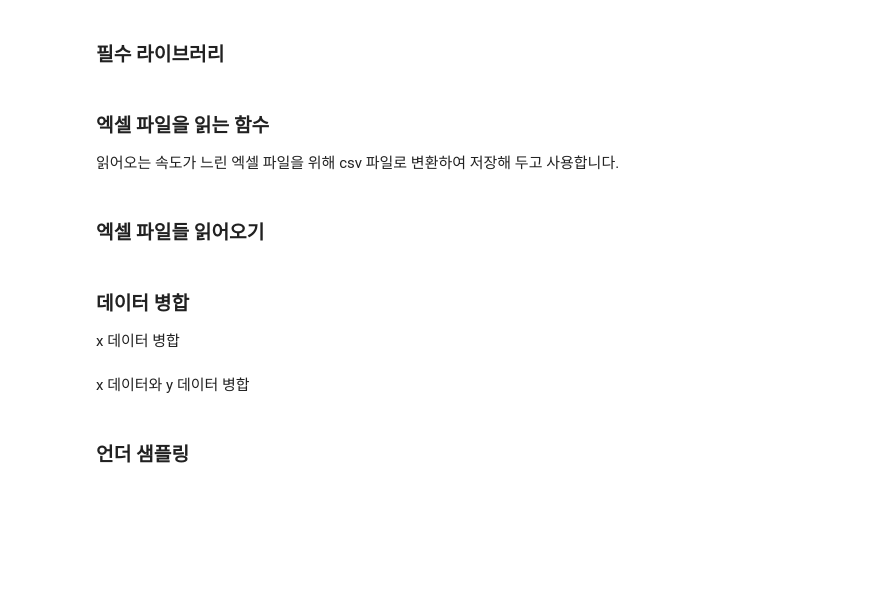
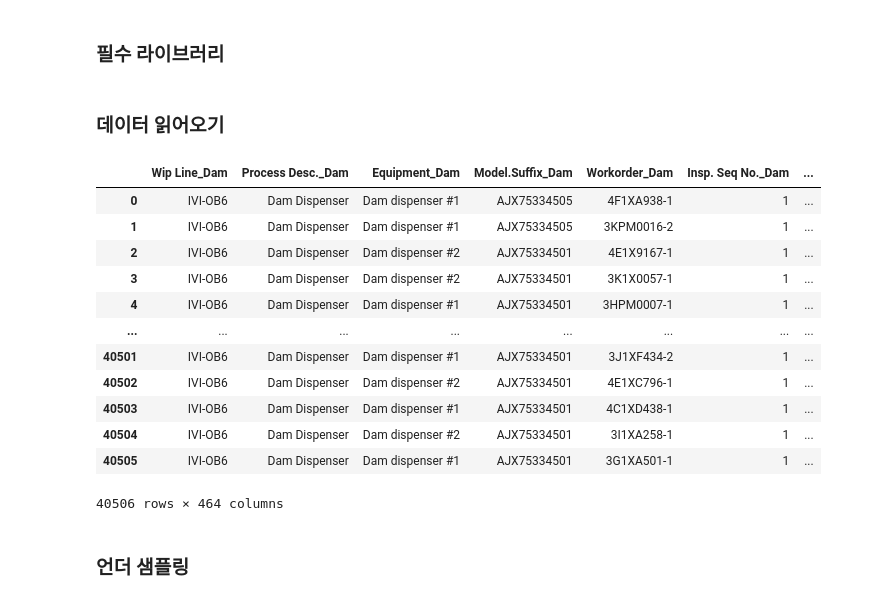
Before and after one commit to moool01/LGAIMERS5th, a Jupyter notebook: code.ipynb, the cells around one changed output. Cells and saved outputs as stored; diff of their text form; code cells hidden in the pictures; blank space fills up the shorter version.

Commit message:
update for new data

```diff
--- a/code.ipynb
+++ b/code.ipynb
@@ -21,7 +21,3 @@ from sklearn.metrics import (
 )
 from sklearn.model_selection import train_test_split
 from tqdm import tqdm
-# %% [markdown]
-### 엑셀 파일을 읽는 함수
-
-읽어오는 속도가 느린 엑셀 파일을 위해 csv 파일로 변환하여 저장해 두고 사용합니다.
@@ -45,25 +24,23 @@ def read_excel_file(file_path: str, header: int = None) -> pd.DataFrame:
 # %% [markdown]
-### 엑셀 파일들 읽어오기
+### 데이터 읽어오기
 # %%
 ROOT_DIR = "data"
 RANDOM_STATE = 110
 
-X_Dam = read_excel_file(os.path.join(ROOT_DIR, "Dam dispensing.xlsx"), header=1)
-
-X_AutoClave = read_excel_file(
-    os.path.join(ROOT_DIR, "Auto clave.xlsx"), header=1
-)
-
-X_Fill1 = read_excel_file(
-    os.path.join(ROOT_DIR, "Fill1 dispensing.xlsx"), header=1
-)
-
-X_Fill2 = read_excel_file(
-    os.path.join(ROOT_DIR, "Fill2 dispensing.xlsx"), header=1
-)
-
-y = pd.read_csv(os.path.join(ROOT_DIR, "train_y.csv"))
+# Load data
+train_data = pd.read_csv(os.path.join(ROOT_DIR, "train.csv"))
+train_data
+# %% [output]
+|  | Wip Line_Dam | Process Desc._Dam | Equipment_Dam | Model.Suffix_Dam | Workorder_Dam | Insp. Seq No._Dam | ... |
+| 0 | IVI-OB6 | Dam Dispenser | Dam dispenser #1 | AJX75334505 | 4F1XA938-1 | 1 | ... |
+| 1 | IVI-OB6 | Dam Dispenser | Dam dispenser #1 | AJX75334505 | 3KPM0016-2 | 1 | ... |
+| 2 | IVI-OB6 | Dam Dispenser | Dam dispenser #2 | AJX75334501 | 4E1X9167-1 | 1 | ... |
+| 3 | IVI-OB6 | Dam Dispenser | Dam dispenser #2 | AJX75334501 | 3K1X0057-1 | 1 | ... |
+| 4 | IVI-OB6 | Dam Dispenser | Dam dispenser #1 | AJX75334501 | 3HPM0007-1 | 1 | ... |
+| ... | ... | ... | ... | ... | ... | ... | ... |
+| 40501 | IVI-OB6 | Dam Dispenser | Dam dispenser #1 | AJX75334501 | 3J1XF434-2 | 1 | ... |
+| 40502 | IVI-OB6 | Dam Dispenser | Dam dispenser #2 | AJX75334501 | 4E1XC796-1 | 1 | ... |
+| 40503 | IVI-OB6 | Dam Dispenser | Dam dispenser #1 | AJX75334501 | 4C1XD438-1 | 1 | ... |
+| 40504 | IVI-OB6 | Dam Dispenser | Dam dispenser #2 | AJX75334501 | 3I1XA258-1 | 1 | ... |
+| 40505 | IVI-OB6 | Dam Dispenser | Dam dispenser #1 | AJX75334501 | 3G1XA501-1 | 1 | ... |
+40506 rows × 464 columns
-# %% [markdown]
-### 데이터 병합
-
-x 데이터 병합
@@ -87,2 +46,0 @@ X
-# %% [markdown]
-x 데이터와 y 데이터 병합
```
Also changed, not shown: parts of 11 cells of this notebook, 5 other files.
